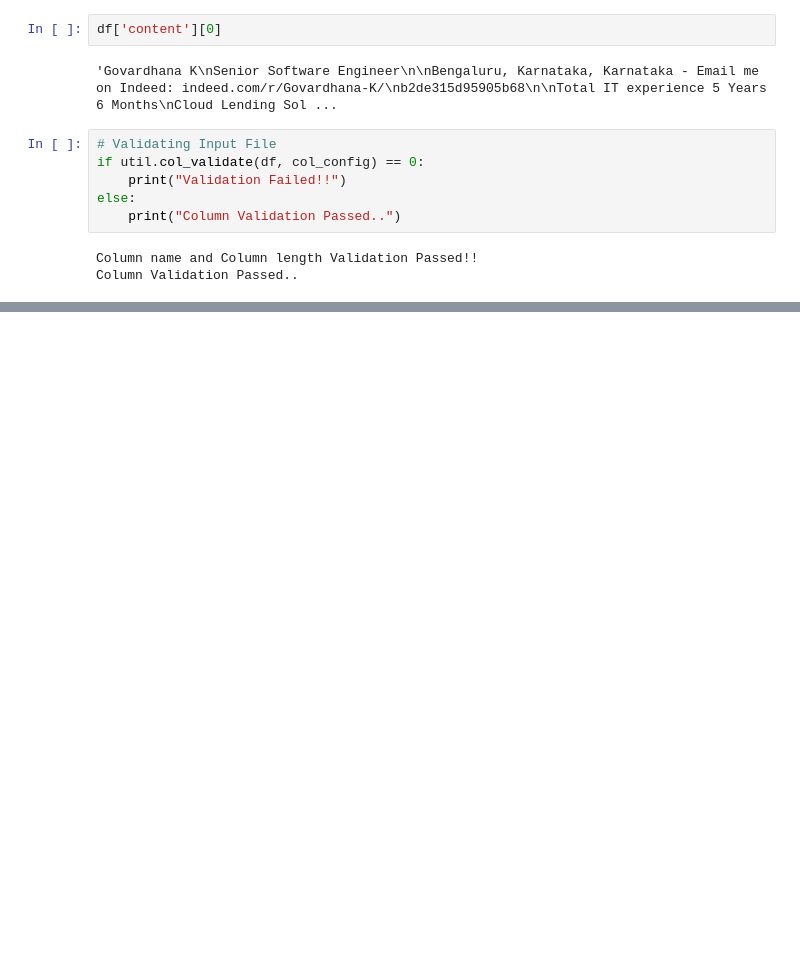
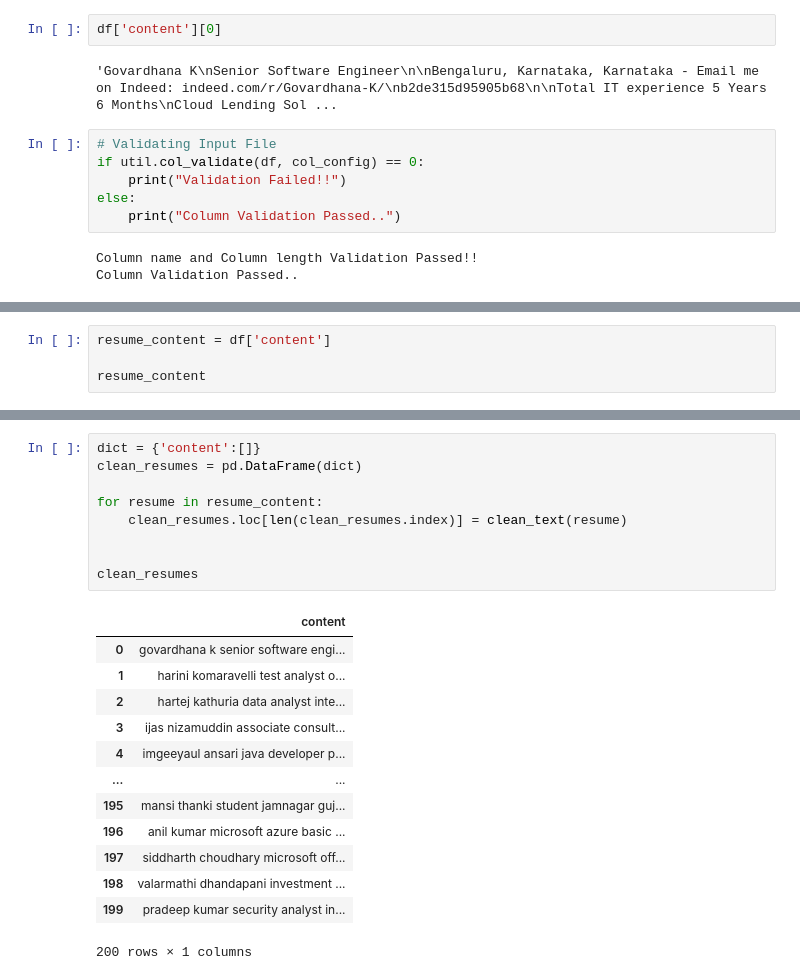
Before and after one commit to zyadalazazi/resume_extraction_team_zeros, a Jupyter notebook: NER - Resume Extraction.ipynb, the cells around one changed output, grey strips where cells are left out. Drawn from its saved outputs; the diff is of its cells as text; blank space fills up the shorter version.

Commit message:
The Final Cleaning File

```diff
--- a/NER - Resume Extraction.ipynb
+++ b/NER - Resume Extraction.ipynb
@@ -182,0 +271,4 @@ Column Validation Passed..
+# %%
+resume_content = df['content']
+
+resume_content
@@ -182,0 +288,23 @@ Column Validation Passed..
+# %%
+dict = {'content':[]}
+clean_resumes = pd.DataFrame(dict)
+
+for resume in resume_content:
+    clean_resumes.loc[len(clean_resumes.index)] = clean_text(resume)
+
+
+clean_resumes
+# %% [output]
+|  | content |
+| 0 | govardhana k senior software engi... |
+| 1 | harini komaravelli test analyst o... |
+| 2 | hartej kathuria data analyst inte... |
+| 3 | ijas nizamuddin associate consult... |
+| 4 | imgeeyaul ansari java developer p... |
+| ... | ... |
+| 195 | mansi thanki student jamnagar guj... |
+| 196 | anil kumar microsoft azure basic ... |
+| 197 | siddharth choudhary microsoft off... |
+| 198 | valarmathi dhandapani investment ... |
+| 199 | pradeep kumar security analyst in... |
+200 rows × 1 columns
```
Also changed, not shown: parts of 11 cells of this notebook, 2 other files.
